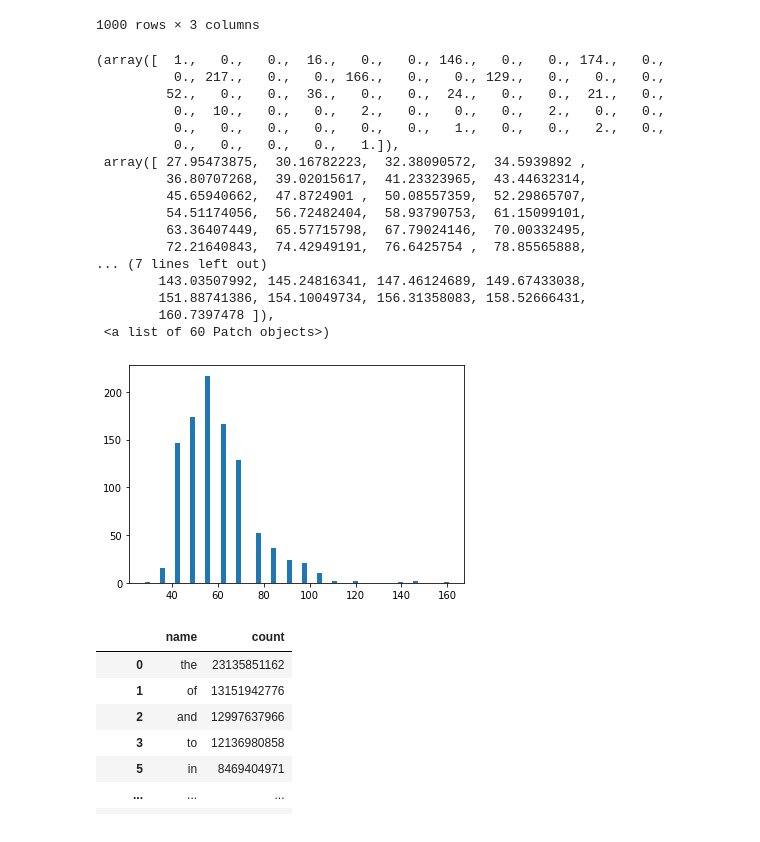
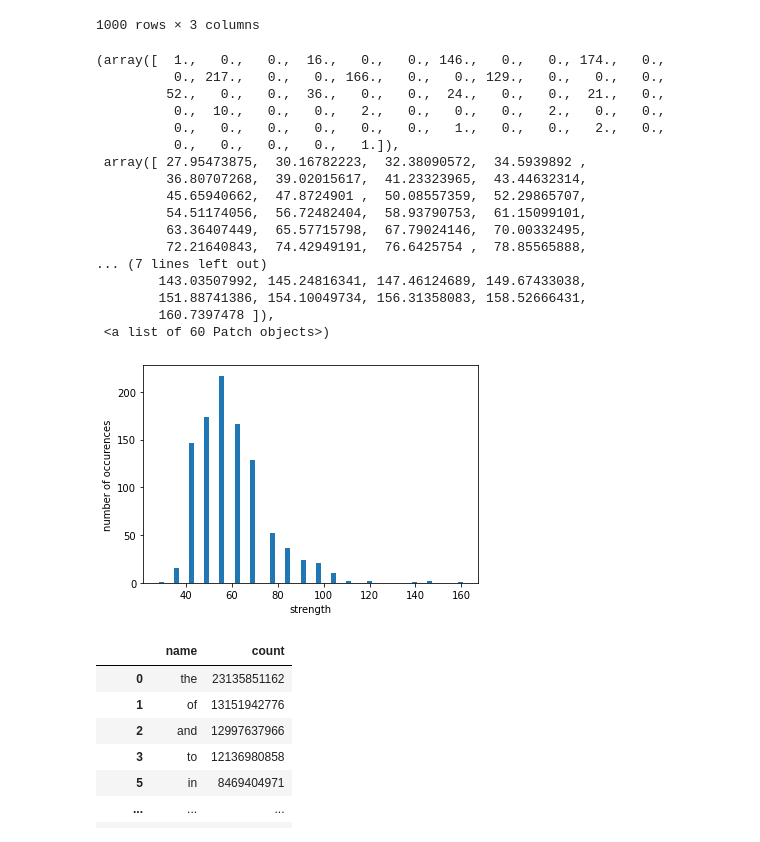
Before and after one commit to 98yangjames/Password-Analysis, a Jupyter notebook: Strength Analysis/Strength.ipynb, the cells around one changed output. Drawn from its saved outputs; the diff is of its cells as text; code cells hidden in the pictures.

```diff
--- a/Strength Analysis/Strength.ipynb
+++ b/Strength Analysis/Strength.ipynb
@@ -71,26 +71,28 @@ file.dropna()
 | 999 | ripdaddy21 | 10 | 69.886847 |
 1000 rows × 3 columns
 # %%
+plt.xlabel('strength')
+plt.ylabel('number of occurences')
 plt.hist(file['strength'], bins=60)
 # %% [output]
 (array([  1.,   0.,   0.,  16.,   0.,   0., 146.,   0.,   0., 174.,   0.,
           0., 217.,   0.,   0., 166.,   0.,   0., 129.,   0.,   0.,   0.,
          52.,   0.,   0.,  36.,   0.,   0.,  24.,   0.,   0.,  21.,   0.,
           0.,  10.,   0.,   0.,   2.,   0.,   0.,   0.,   2.,   0.,   0.,
           0.,   0.,   0.,   0.,   0.,   0.,   1.,   0.,   0.,   2.,   0.,
           0.,   0.,   0.,   0.,   1.]),
  array([ 27.95473875,  30.16782223,  32.38090572,  34.5939892 ,
          36.80707268,  39.02015617,  41.23323965,  43.44632314,
          45.65940662,  47.8724901 ,  50.08557359,  52.29865707,
          54.51174056,  56.72482404,  58.93790753,  61.15099101,
          63.36407449,  65.57715798,  67.79024146,  70.00332495,
          72.21640843,  74.42949191,  76.6425754 ,  78.85565888,
 ... (7 lines left out)
         143.03507992, 145.24816341, 147.46124689, 149.67433038,
         151.88741386, 154.10049734, 156.31358083, 158.52666431,
         160.7397478 ]),
  <a list of 60 Patch objects>)
-[figure, old version]
+[figure, new version]
 # %%
 common_words = pd.read_csv("unigram_freq.csv")
 # %%
```
Also changed, not shown: parts of 1 cell of this notebook.
